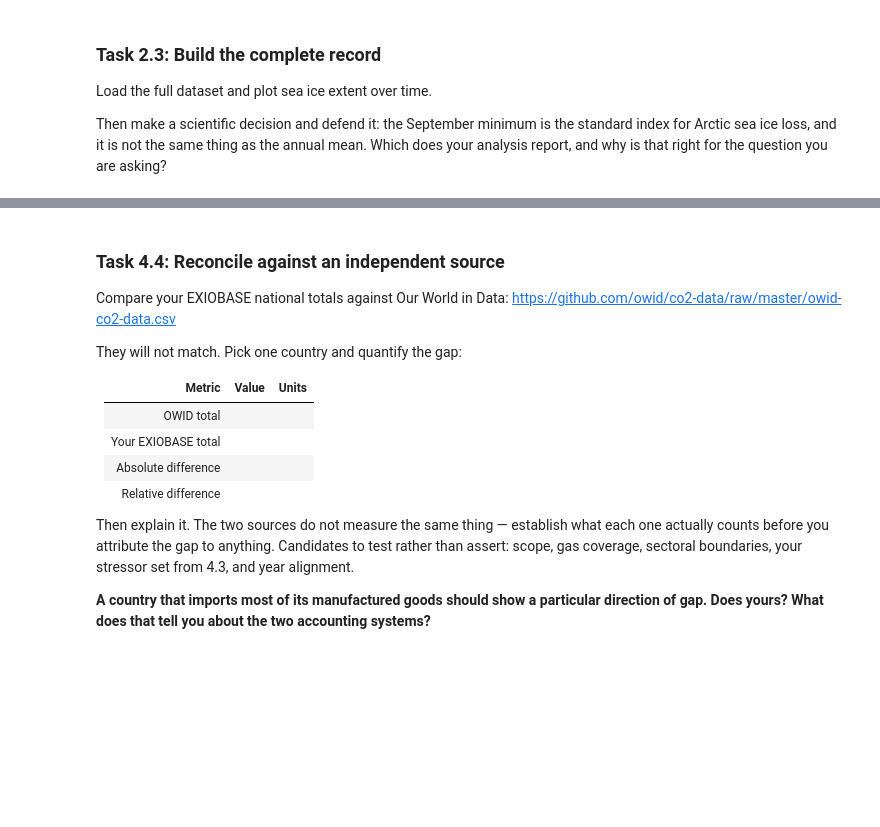
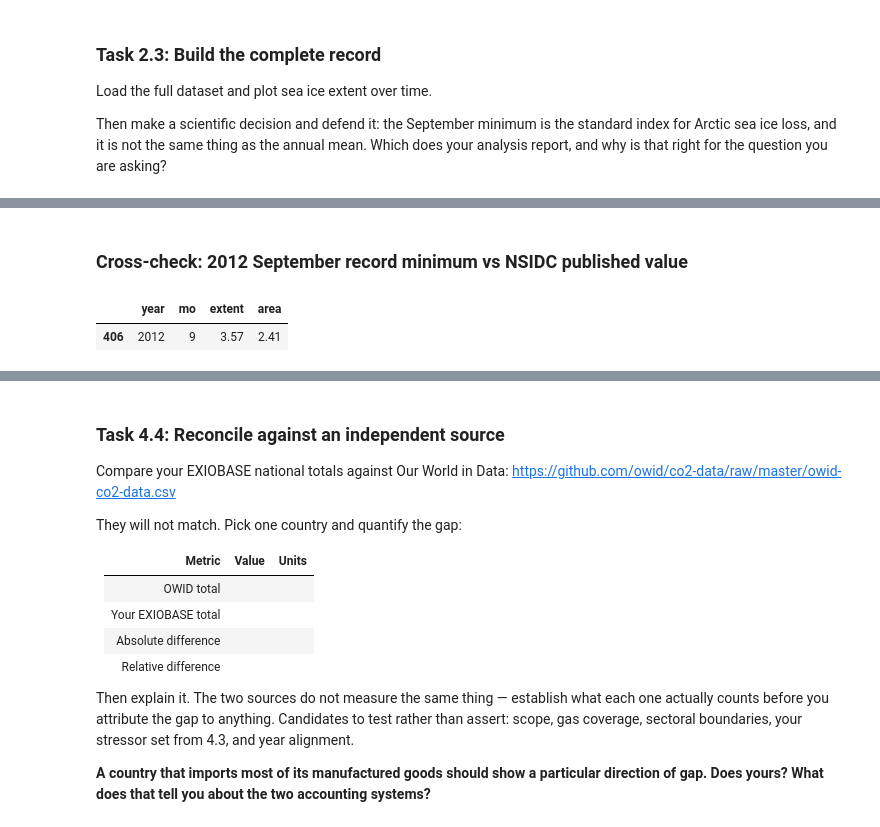
Before and after one commit to jiyuaa/climate-change, a Jupyter notebook: climate.ipynb, the cells around one changed output, grey strips where cells are left out. Drawn from its saved outputs; the diff is of its cells as text; code cells hidden in the pictures; blank space fills up the shorter version.

```diff
--- a/climate.ipynb
+++ b/climate.ipynb
@@ -448,0 +480,7 @@ Annual mean       : -0.048 M km²/yr  (-0.48 M km²/decade)
+# %% [markdown]
+### Cross-check: 2012 September record minimum vs NSIDC published value
+# %%
+df[(df["mo"] == 9) & (df["year"] == 2012)][["year", "mo", "extent", "area"]]
+# %% [output]
+|  | year | mo | extent | area |
+| 406 | 2012 | 9 | 3.57 | 2.41 |
```
Also changed, not shown: parts of 23 cells of this notebook, 1 other file.
